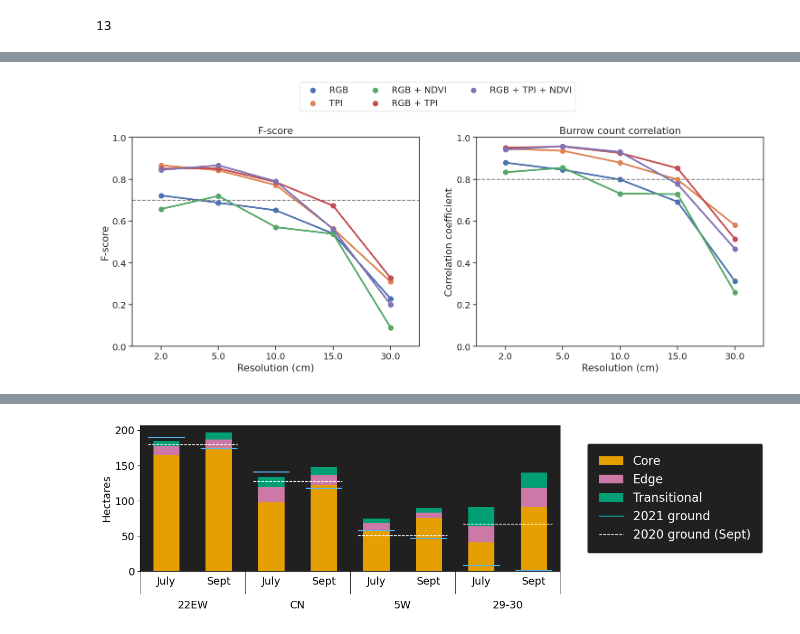
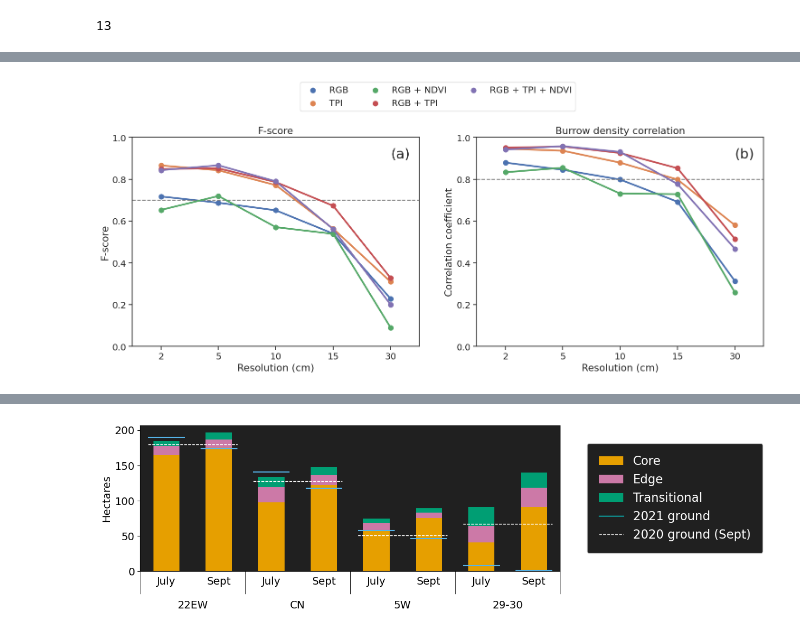
Before and after one commit to kearney-sp/cper_pdog, a Jupyter notebook: cnn_seg_results.ipynb, the cells around one changed output, grey strips where cells are left out. Drawn from its saved outputs; the diff is of its cells as text; code cells hidden in the pictures.

```diff
--- a/cnn_seg_results.ipynb
+++ b/cnn_seg_results.ipynb
@@ -330,0 +424,25 @@ df_bbox_gt_pred_smry.round(2)
+# %%
+g = sns.lmplot(x='gt_ct', y='pred_ct', data=df_bbox_gt[df_bbox_gt['Digitize'] == 1].sort_values(['n_inputs', 'inputs']),
+               col='inputs', col_wrap=3,
+               scatter_kws={'color': 'black', 's': 10},
+               line_kws={'color': 'black', 'linestyle': 'solid', 'linewidth': 1})
+
+def annotate(data, **kws):
+    r, p = sp.stats.pearsonr(data['pred_ct'], data['gt_ct'])
+    mpe = np.mean((data['pred_ct'] - data['gt_ct']) / (data['gt_ct'].apply(lambda x: max(1, x))))
+    ax = plt.gca()
+    ax.text(.05, .8, 'r={:.2f}, p={:.2g}'.format(r, p),
+            transform=ax.transAxes, fontsize=12)
+    ax.text(.05, .74, 'MPE={:.2f}'.format(mpe),
+            transform=ax.transAxes, fontsize=12)
+
+g.map_dataframe(annotate)
+for ax in g.axes:
+    ax.plot(np.arange(0, 20), np.arange(0, 20), c='black', linestyle='dashed', linewidth=1)
+    ax.set_ylabel('Burrow count (predicted)')
+    ax.set_xlabel('Burrow count (ground)')
+    ax.set_xticks(np.arange(0, 21, 5))
+    ax.set_yticks(np.arange(0, 21, 5))
+    ax.set_title(re.sub('inputs = ', '', ax.get_title()), fontweight='bold')
+plt.savefig('./results_figs/Supp_burrow_ct_predicted_vs_ground_only_digitized.png', dpi=300, bbox_inches='tight')
+plt.show()
@@ -335,4 +455,9 @@ df_downscaled_test['inputs'] = df_downscaled_test['inputs'].apply(lambda x: re.s
 # %%
 df_valid_burrow['test_resolution'] = 2.0
 # %%
-df_downscaled_test = pd.concat([df_downscaled_test, df_valid_burrow])
+#df_downscaled_test = pd.concat([df_downscaled_test, df_valid_burrow])
+# %%
+df_downscaled_test['inputs'] = pd.Categorical(df_downscaled_test['inputs'],
+                                              categories=['RGB', 'TPI', 'RGB + NDVI', 'RGB + TPI', 'RGB + TPI + NDVI'],
+                                              ordered=True)
+df_downscaled_test['test_resolution'] = df_downscaled_test['test_resolution'].astype(int)
@@ -353,32 +480,35 @@ sns.pointplot(x='test_resolution', y='fscore',
 #            ax=axs[0], show_legend=False,
 #            linestyles='dotted')
 axs[0].set_title('F-score')
 axs[0].set_ylabel('F-score')
 axs[0].axhline(y=0.70, linestyle='dashed', color='grey', zorder=1)
+axs[0].text(x=4, y=0.90, s='(a)', fontsize=22)
 
 sns.pointplot(x='test_resolution', y='correlation',
             hue='inputs', hue_order=['RGB', 'TPI', 'RGB + NDVI',
                                      'RGB + TPI', 'RGB + TPI + NDVI'],
             data=df_downscaled_test.sort_values('test_resolution'),
             ci=None,
             ax=axs[1], show_legend=False, zorder=10)
 #sns.pointplot(x='test_resolution', y='correlation',
 #            hue='inputs',
 #            data=df_best_downscaled_test.sort_values('test_resolution'),
 #            ci=None,
 #            ax=axs[1], show_legend=False,
 #            linestyles='dotted')
-axs[1].set_title('Burrow count correlation')
+axs[1].set_title('Burrow density correlation')
 axs[1].set_ylabel('Correlation coefficient')
 axs[1].axhline(y=0.80, linestyle='dashed', color='grey', zorder=1)
+axs[1].text(x=4, y=0.90, s='(b)', fontsize=22)
+
 for ax in axs:
     ax.set_xlabel('Resolution (cm)')
     ax.legend().remove()
     ax.set_ylim((0, 1.0))
 handles, labels = axs[0].get_legend_handles_labels()
 fig.legend(handles, labels, loc='upper center', bbox_to_anchor=(0, 0, 1.0, 1.1), ncol=3)
 plt.savefig('./results_figs/cnn_results_downscaled_test_validation.png',
             dpi=400, bbox_inches='tight', pad_inches=0.1)
 plt.show()
 # %% [output]
-[figure, old version]
+[figure, new version]
```
Also changed, not shown: parts of 96 cells of this notebook, 26 other files.
